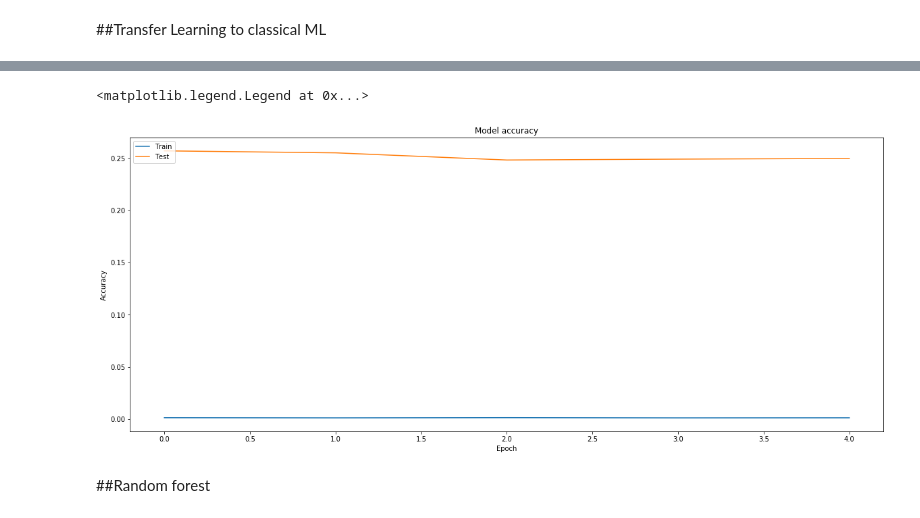
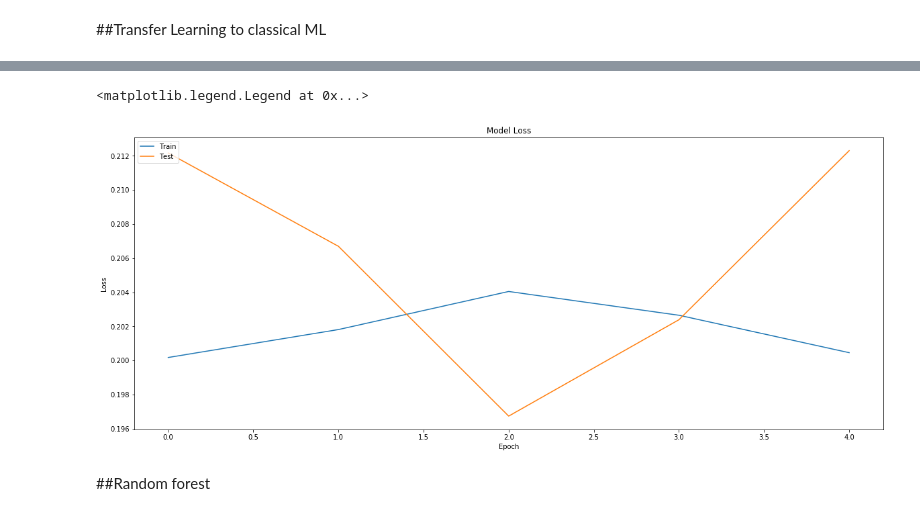
Before and after one commit to EZ6990/DeepLearning, a Jupyter notebook: KaggleHomeDepot.ipynb, the cells around one changed output, grey strips where cells are left out. Drawn from its saved outputs; the diff is of its cells as text; code cells hidden in the pictures.

```diff
--- a/KaggleHomeDepot.ipynb
+++ b/KaggleHomeDepot.ipynb
@@ -63,6 +98,10 @@ Using TensorFlow backend.
 # %%
 path='./home-depot-product-search-relevance'
 train=pd.read_csv(path+'/train.csv',encoding="Latin-1")
+test_data=pd.read_csv(path+'/test.csv',encoding="Latin-1")
+test_solution=pd.read_csv(path+'/solution.csv',encoding="Latin-1")
+test=pd.merge(test_data, test_solution,on='id')
+test=test[test['Usage'] != 'Ignored']
 # %%
 train.head()
 train['norm_relevance'] = (train['relevance'] - 1) / 2
@@ -815,6 +933,6 @@ siames_word_model_ML.compile(optimizer='SGD')
 siames_word_model_ML.summary()
 
 
-word_ml_predictions_train = siames_word_model_ML.predict([X1_train,X2_train])
-word_ml_predictions_test = siames_word_model_ML.predict([X1_test,X2_test])
+word_ml_predictions_train = siames_word_model_ML.predict([X1,X2])
+word_ml_predictions_test = siames_word_model_ML.predict([X1_RTest,X2_RTest])
 # %% [output]
@@ -840,17 +958,24 @@ ________________________________________________________________________________
 # %%
 %%time
 
-ml_knn_word_model = KNeighborsRegressor(n_jobs=16,weights='distance',algorithm='ball_tree',n_neighbors=3)
-ml_knn_word_estimators = cross_validate(ml_knn_word_model, word_ml_predictions_train, y_train*2+1, cv=5,return_estimator=True,return_train_score=True,scoring='neg_mean_squared_error')
-best_estimator = np.argmax(ml_knn_word_estimators['test_score'])
-word_ml_knn_predictions = ml_knn_word_estimators['estimator'][best_estimator].predict(word_ml_predictions_test)
+ml_xgboost_word_model = xgb.XGBRegressor(colsample_bytree = 0.3, learning_rate = 0.1,
+                max_depth = 5, alpha = 10)
+ml_xgboost_word_estimators = cross_validate(ml_xgboost_word_model, word_ml_predictions_train, np.array(Y)*2+1,
+                                        cv=5,return_estimator=True,return_train_score=True,
+                                        scoring=['neg_mean_squared_error','neg_root_mean_squared_error','neg_mean_absolute_error'])
+best_estimator = np.argmax(ml_xgboost_word_estimators['test_neg_mean_squared_error'])
+word_ml_xgboost_predictions = ml_xgboost_word_estimators['estimator'][best_estimator].predict(word_ml_predictions_test)
 
-y_t=np.array(y_test)*2+1
+y_t=np.array(Y_RTest)*2+1
 
-word_mae_knn = np.absolute((y_t-np.array(word_ml_knn_predictions))).mean()
-word_rmse_knn = math.sqrt(((y_t-np.array(word_ml_knn_predictions))**2).mean())
+word_mae_xgboost = np.absolute((y_t-np.array(word_ml_xgboost_predictions))).mean()
+word_rmse_xgboost = math.sqrt(((y_t-np.array(word_ml_xgboost_predictions))**2).mean())
 
 
-print("KNN MAE: %.3f" %word_mae_knn)
-print("KNN RMSE: %.3f" %word_rmse_knn)
+print("XGBOOST Train MAE: %.3f" %-ml_xgboost_word_estimators['train_neg_mean_absolute_error'][best_estimator])
+print("XGBOOST Train RMSE: %.3f" %-ml_xgboost_word_estimators['train_neg_root_mean_squared_error'][best_estimator])
+print("XGBOOST Validation MAE: %.3f" %-ml_xgboost_word_estimators['test_neg_mean_absolute_error'][best_estimator])
+print("XGBOOST Validation RMSE: %.3f" %-ml_xgboost_word_estimators['test_neg_root_mean_squared_error'][best_estimator])
+print("XGBOOST Test MAE: %.3f" %word_mae_xgboost)
+print("XGBOOST Test RMSE: %.3f" %word_rmse_xgboost)
 # %% [output]
@@ -861,14 +995,14 @@ Wall time: 2min 20s
 # %%
 fig, ax = plt.subplots(1,1,figsize=(20,8))
-ax.plot(-ml_knn_word_estimators['train_score'])
-ax.plot(-ml_knn_word_estimators['test_score'])
+ax.plot(-ml_xgboost_word_estimators['train_neg_mean_squared_error'])
+ax.plot(-ml_xgboost_word_estimators['test_neg_mean_squared_error'])
 ax.set_title('Model Loss')
 ax.set_ylabel('Loss')
 ax.set_xlabel('Epoch')
 ax.legend(['Train', 'Test'], loc='upper left')
 # %% [output]
 <matplotlib.legend.Legend at 0x...>
-[figure, old version]
+[figure, new version]
 # %% [markdown]
 ##Random forest
 # %%
```
Also changed, not shown: parts of 29 cells of this notebook.
